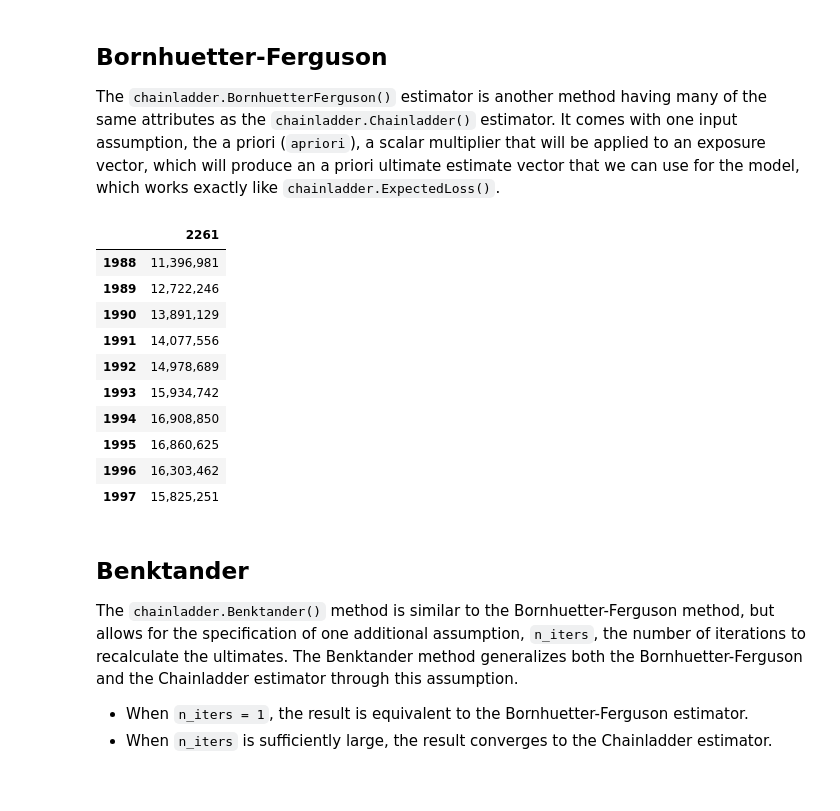
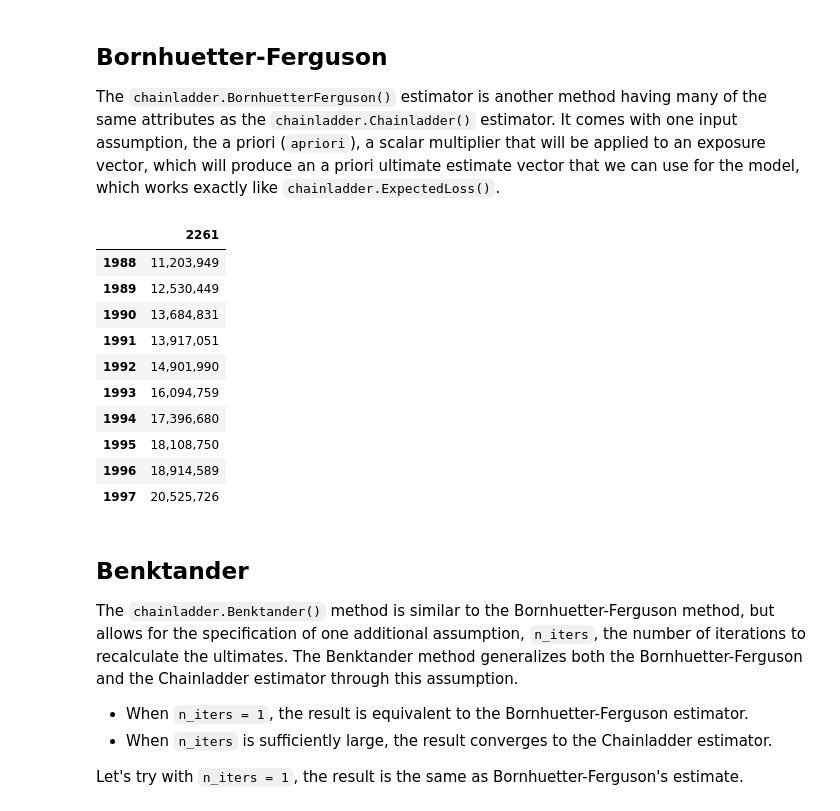
Before and after one commit to genedan/cl-practitioners-guide, a Jupyter notebook: chapter 2/chainladder-python tutorials.ipynb, the cells around one changed output. Saved outputs shown, nothing was run; the diff lists cells and outputs as text; code cells hidden in the pictures.

```diff
--- a/chapter 2/chainladder-python tutorials.ipynb
+++ b/chapter 2/chainladder-python tutorials.ipynb
@@ -959,20 +961,20 @@ cl.ExpectedLoss(apriori=0.80).fit(
 The `chainladder.BornhuetterFerguson()` estimator is another method having many of the same attributes as the `chainladder.Chainladder()` estimator. It comes with one input assumption, the a priori (`apriori`), a scalar multiplier that will be applied to an exposure vector, which will produce an a priori ultimate estimate vector that we can use for the model, which works exactly like `chainladder.ExpectedLoss()`.
 # %%
 cl.BornhuetterFerguson(apriori=0.80).fit(
-    clrd["IncurLoss"].sum(), sample_weight=clrd["EarnedPremDIR"].latest_diagonal.sum()
+    clrd["CumPaidLoss"].sum(), sample_weight=clrd["EarnedPremDIR"].latest_diagonal.sum()
 ).ultimate_
 # %% [output]
 |  | 2261 |
-| 1988 | 11,396,981 |
-| 1989 | 12,722,246 |
-| 1990 | 13,891,129 |
-| 1991 | 14,077,556 |
-| 1992 | 14,978,689 |
-| 1993 | 15,934,742 |
-| 1994 | 16,908,850 |
-| 1995 | 16,860,625 |
-| 1996 | 16,303,462 |
-| 1997 | 15,825,251 |
+| 1988 | 11,203,949 |
+| 1989 | 12,530,449 |
+| 1990 | 13,684,831 |
+| 1991 | 13,917,051 |
+| 1992 | 14,901,990 |
+| 1993 | 16,094,759 |
+| 1994 | 17,396,680 |
+| 1995 | 18,108,750 |
+| 1996 | 18,914,589 |
+| 1997 | 20,525,726 |
 # %% [markdown]
 ## Benktander
 
@@ -980,3 +982,5 @@ The `chainladder.Benktander()` method is similar to the Bornhuetter-Ferguson met
 
 - When `n_iters = 1`, the result is equivalent to the Bornhuetter-Ferguson estimator.
 - When `n_iters` is sufficiently large, the result converges to the Chainladder estimator.
+
+Let's try with `n_iters = 1`, the result is the same as Bornhuetter-Ferguson's estimate.
```
Also changed, not shown: parts of 82 cells of this notebook.
